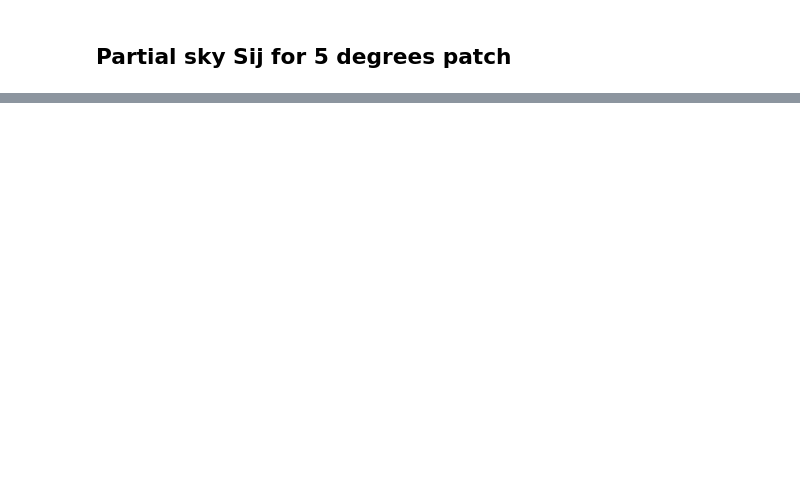
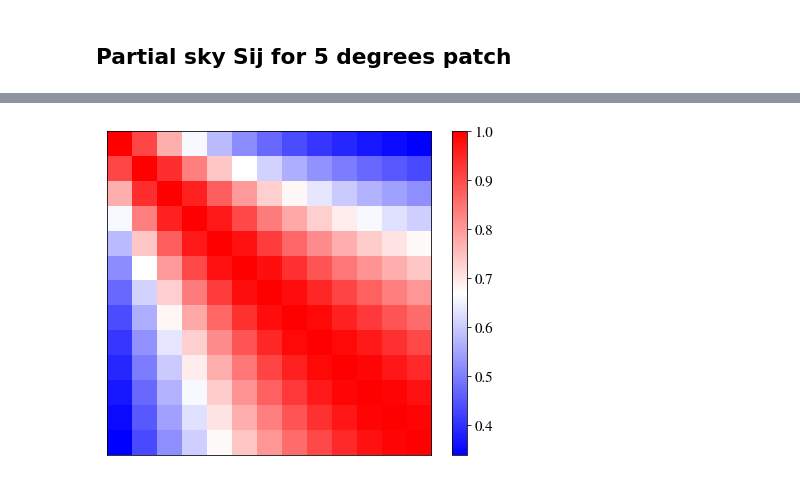
Before and after one commit to fabienlacasa/PySSC, a Jupyter notebook: Partsky_examples.ipynb, the cells around one changed output, grey strips where cells are left out. Cells and saved outputs as stored; diff of their text form; code cells hidden in the pictures; blank space fills up the shorter version.

```diff
--- a/Partsky_examples.ipynb
+++ b/Partsky_examples.ipynb
@@ -166 +221,20 @@ Text(0.5, 1.0, 'Sij for 5 deg sky patch')
 [figure]
+# %%
+# Let's now plot the correlation matrix : Sij/sqrt(Sii*Sjj)
+#Compute the correlation matrix
+nzbins          = len(zstakes) - 1
+correlw_part_5d = np.zeros((nbins_T,nbins_T))
+for i in range(nbins_T):
+    for j in range(nbins_T):
+        correlw_part_5d[i,j] = Sijw_part_5d[i,j] / np.sqrt(Sijw_part_5d[i,i]*Sijw_part_5d[j,j])
+#Plot it
+fig = plt.figure(figsize=(6,5))
+ax = fig.add_axes([0.05,0.05,0.75,0.9])
+P = ax.imshow(correlw_part_5d,interpolation='none',cmap='bwr')
+plt.xticks([]) ; plt.yticks([])
+ax1 = fig.add_axes([0.85, 0.05, 0.035, 0.9])
+cbar = plt.colorbar(P,ax1)
+cbar.ax.tick_params(labelsize=15)
+plt.show()
+# %% [output]
+[figure, added]
```
Also changed, not shown: parts of 9 cells of this notebook, 2 other files.
